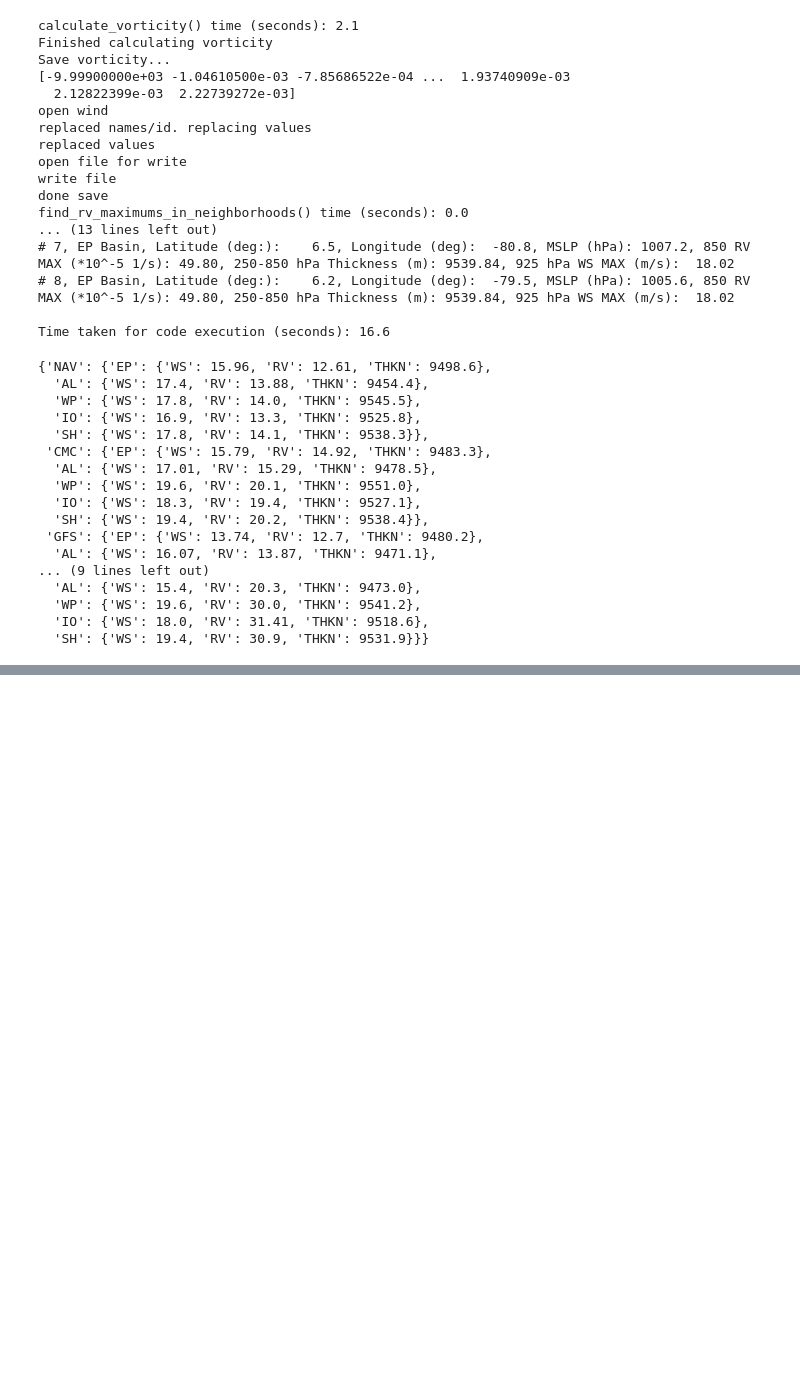
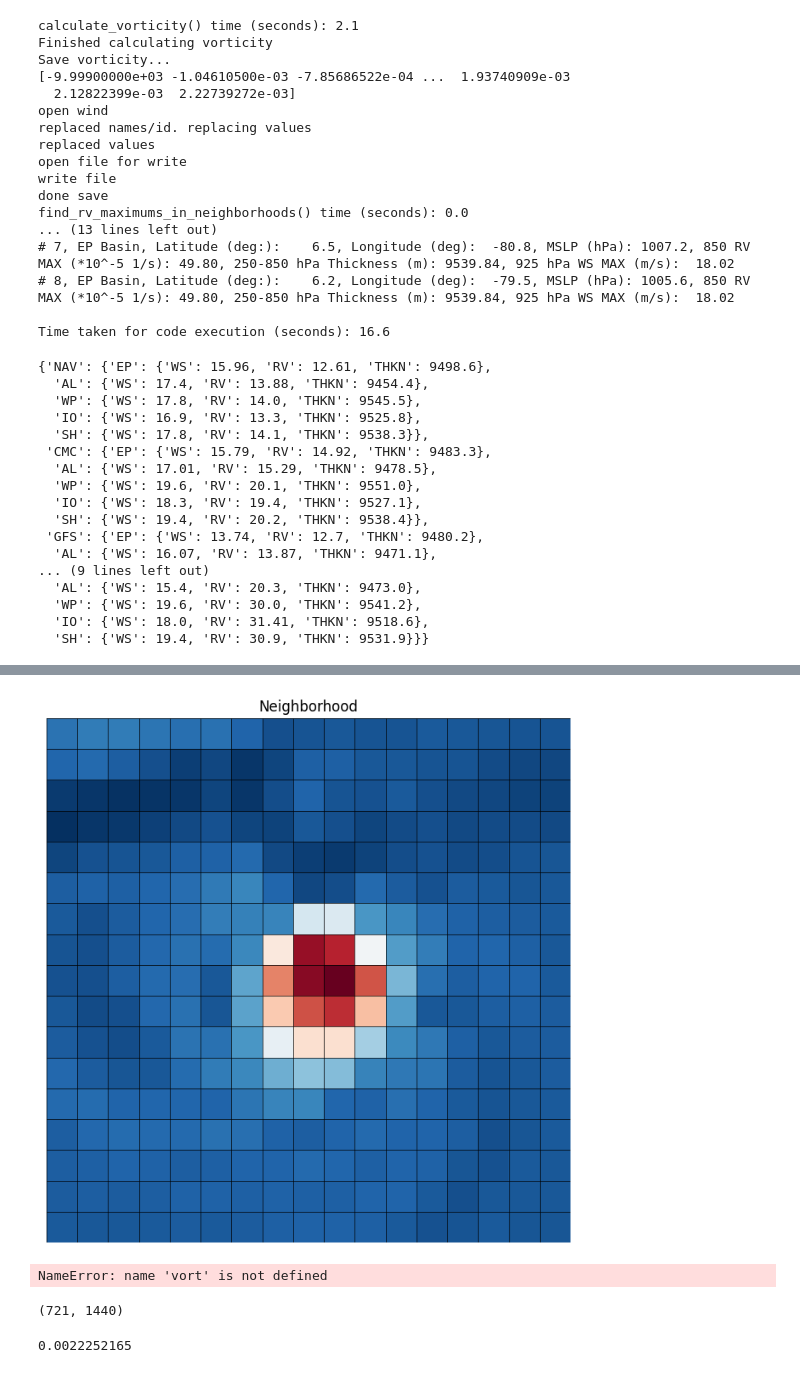
Before and after one commit to JRPdata/cyclone_genesis, a Jupyter notebook: cyclone-genesis.ipynb, the cells around one changed output, grey strips where cells are left out. Cells and saved outputs as stored; diff of their text form; code cells hidden in the pictures; blank space fills up the shorter version.

```diff
--- a/cyclone-genesis.ipynb
+++ b/cyclone-genesis.ipynb
@@ -1334,0 +1453,16 @@ numpy.ndarray
+# %%
+create_image(neighborhood, 'Neighborhood', rv_to_sign = False)
+# %% [output]
+[figure, added]
+# %%
+vort[0].shape
+# %% [output]
+NameError: name 'vort' is not defined
+# %%
+masked_vort_850.filled()[0].shape
+# %% [output]
+(721, 1440)
+# %%
+masked_vort_850.max()
+# %% [output]
+0.0022252165
```
Also changed, not shown: parts of 43 cells of this notebook.
